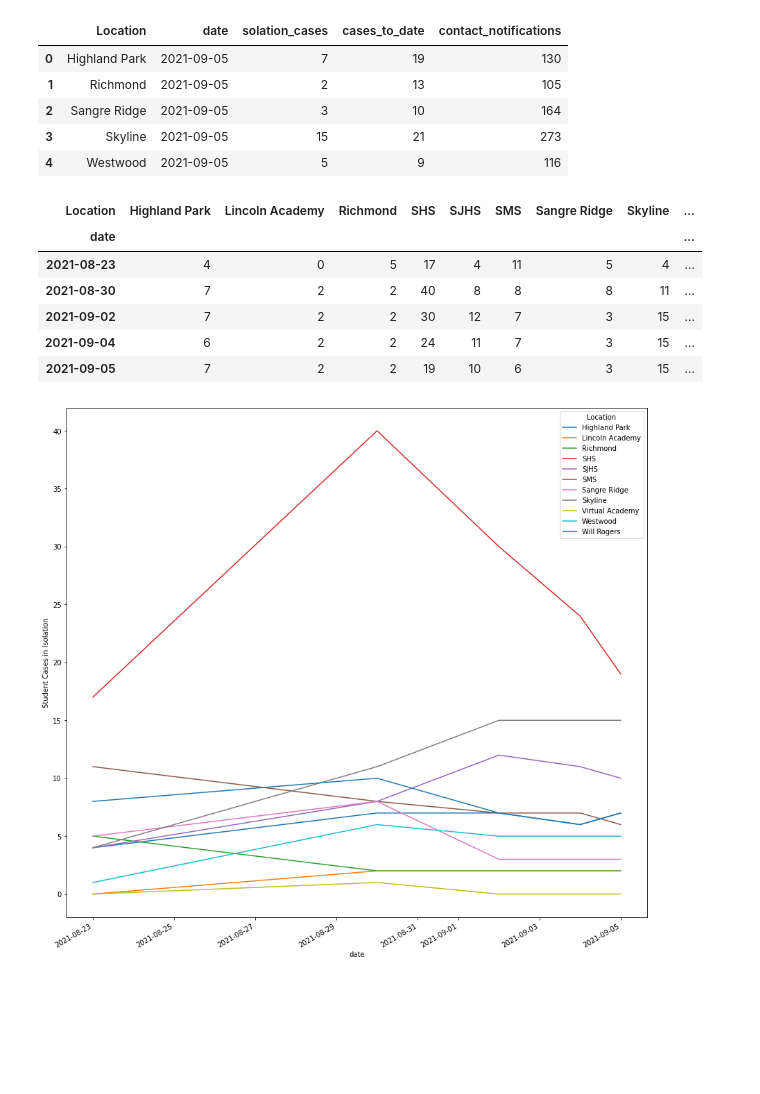
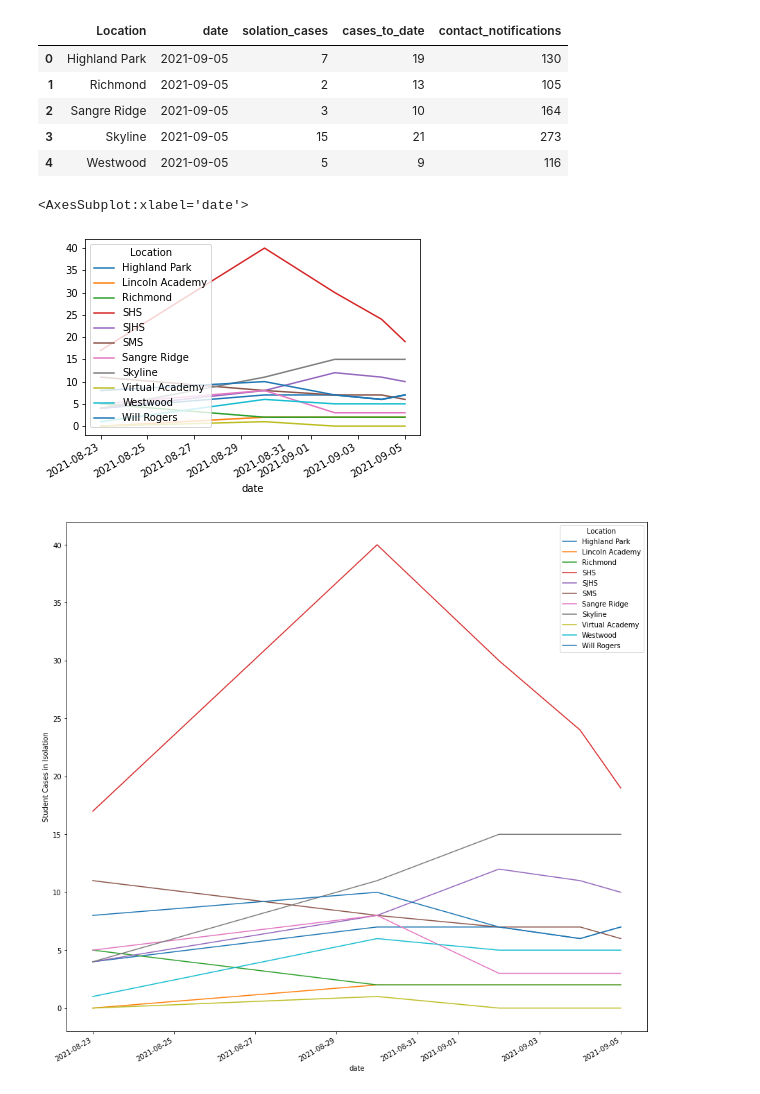
Before and after one commit to jwiggi18/stw_schs_covid_data, a Jupyter notebook: Untitled1.ipynb, the cells around one changed output. Cells and saved outputs as stored; diff of their text form; code cells hidden in the pictures; blank space fills up the shorter version.

Commit message:
updated plot

```diff
--- a/Untitled1.ipynb
+++ b/Untitled1.ipynb
@@ -67,15 +67,13 @@ schools.head()
 | 4 | Westwood | 2021-09-05 | 5 | 9 | 116 |
 # %%
 isolation = schools.pivot(index="date", columns="Location", values="solation_cases")
-isolation.head()
+cases = schools.pivot(index="date", columns="Location", values="cases_to_date")
+notifications = schools.pivot(index="date", columns="Location", values="contact_notifications")
-# %% [output]
-| Location | Highland Park | Lincoln Academy | Richmond | SHS | SJHS | SMS | Sangre Ridge | Skyline | ... |
-| date |  |  |  |  |  |  |  |  | ... |
-| 2021-08-23 | 4 | 0 | 5 | 17 | 4 | 11 | 5 | 4 | ... |
-| 2021-08-30 | 7 | 2 | 2 | 40 | 8 | 8 | 8 | 11 | ... |
-| 2021-09-02 | 7 | 2 | 2 | 30 | 12 | 7 | 3 | 15 | ... |
-| 2021-09-04 | 6 | 2 | 2 | 24 | 11 | 7 | 3 | 15 | ... |
-| 2021-09-05 | 7 | 2 | 2 | 19 | 10 | 6 | 3 | 15 | ... |
+# %%
+isolation.plot()
+# %% [output]
+<AxesSubplot:xlabel='date'>
+[figure, added]
 # %%
 isolation_all = isolation.plot(ylabel="Student Cases in Isolation", figsize=(15,15))
 # %% [output]
```
Also changed, not shown: parts of 4 cells of this notebook, 1 other file.
